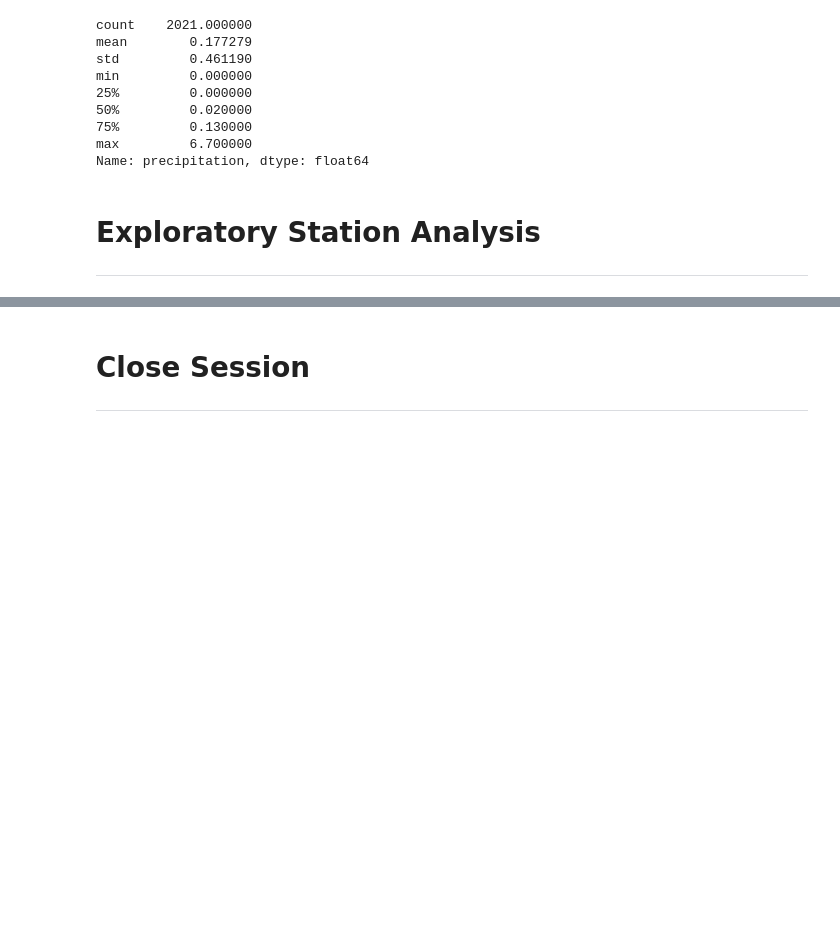
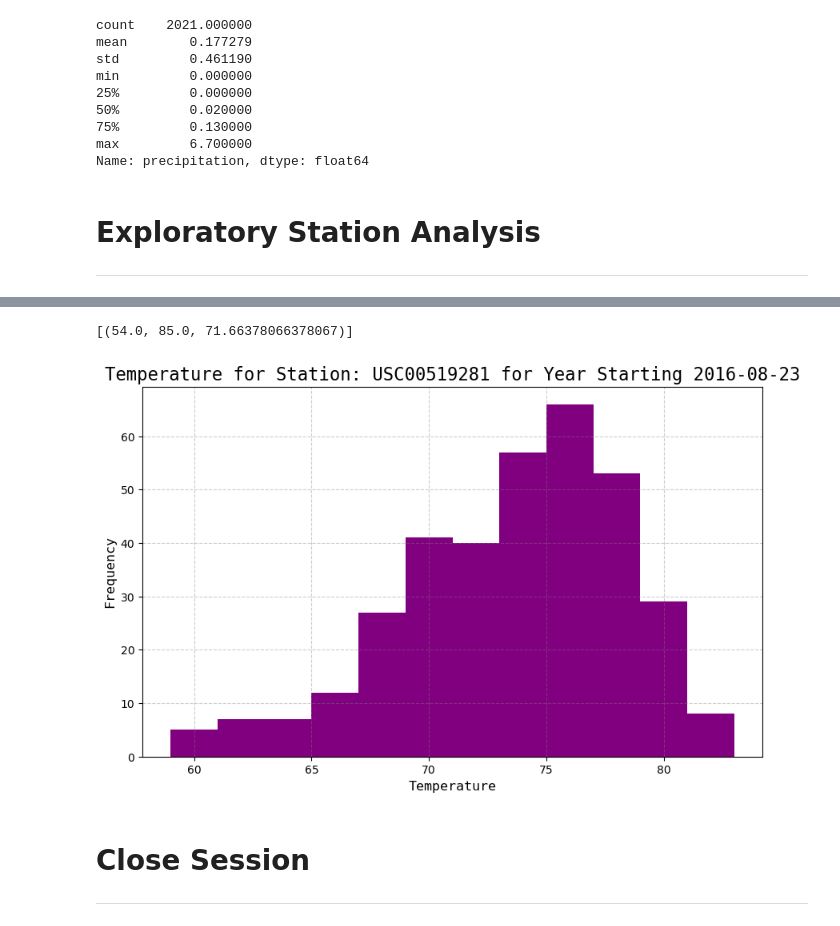
Before and after one commit to martabaker/ds_module_10_adv_sql, a Jupyter notebook: Starter_Code/Climate.ipynb, the cells around one changed output, grey strips where cells are left out. Saved outputs shown, nothing was run; the diff lists cells and outputs as text; code cells hidden in the pictures; blank space fills up the shorter version.

```diff
--- a/Starter_Code/Climate.ipynb
+++ b/Starter_Code/Climate.ipynb
@@ -142,0 +145,5 @@ Name: precipitation, dtype: float64
+# %%
+# Find the most active stations in the dataset
+# Get number of stations in the dataset
+station_act = session.query(Measurement.station, func.count(Measurement.station)).group_by(Measurement.station).order_by(func.count(Measurement.station).desc()).all()
+display (station_act)
@@ -143,3 +160,43 @@ Name: precipitation, dtype: float64
+# %%
+# Get the max, min, and average Temperatures for the most active station
+ma_temp_stats = session.query(func.min(Measurement.tobs), func.max(Measurement.tobs), func.avg(Measurement.tobs)).filter(Measurement.station == station_act[0][0]).all()
+display (ma_temp_stats)
+# %% [output]
+[(54.0, 85.0, 71.66378066378067)]
+# %%
+# Gets the station name for the most active station
+station_act[0][0]
+
+# The last year precipitation values
+query_results_ma = session.query(Measurement.tobs).filter(Measurement.date >= year_before_str[0], Measurement.station == station_act[0][0]).all()
+
+# Make the DataFrame
+column_names = ['tobs']
+
+last_year_temp_ma = pd.DataFrame(query_results_ma, columns=column_names)
+# %%
+# Make the histogram
+# Make the plot
+x = last_year_temp_ma.tobs
+
+# Step 2: Create the Canvas
+plt.figure(figsize=(10, 6))
+
+# Step 3: Create the skeleton plot
+plt.hist(x, bins=12, color="Purple")
+
+# Step 4: Customization
+# No need to include x-label since its obvious
+plt.ylabel("Frequency", fontsize=12, fontfamily="monospace")
+plt.xlabel("Temperature", fontsize=12, fontfamily="monospace")
+plt.title(f"Temperature for Station: {station_act[0][0]} for Year Starting {year_before_str[0]}", fontsize=16, fontfamily="monospace")
+plt.grid(color="gray", linestyle="--", alpha=.4)
+
+
+# Step 5: Show/Save the plot
+plt.show()
+# %% [output]
+[figure, added]
 # %% [markdown]
 # Close Session
 ---
```
Also changed, not shown: parts of 6 cells of this notebook.
